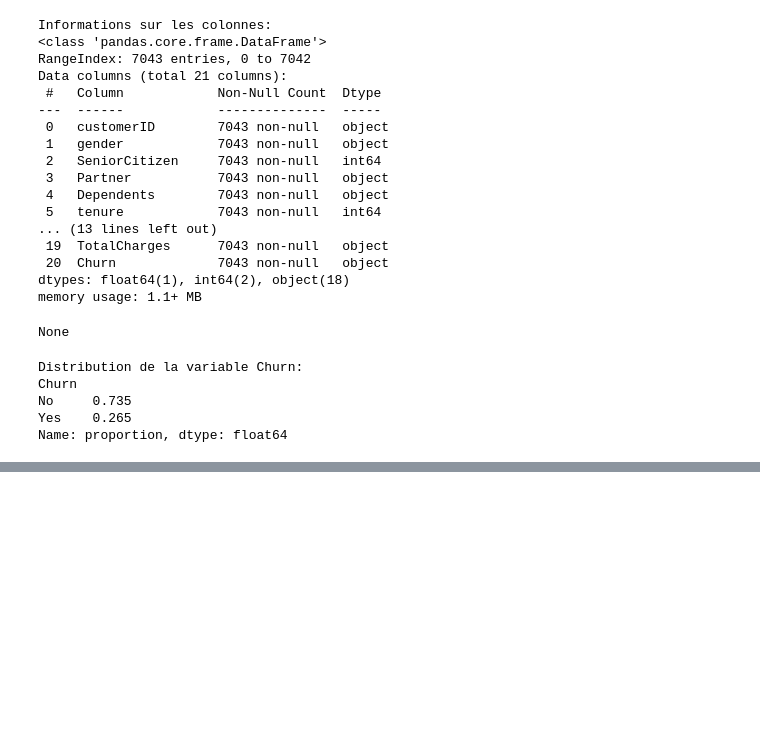
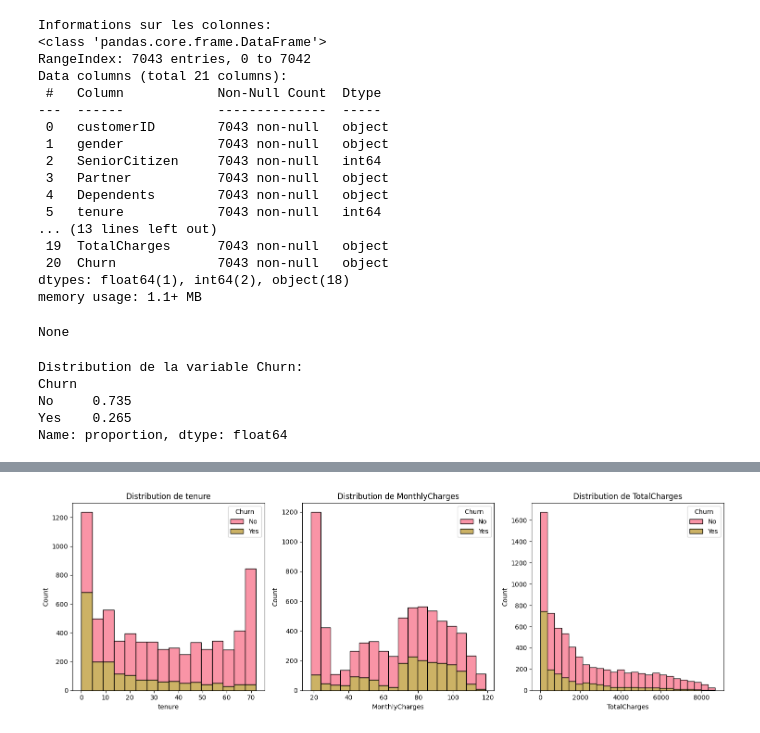
Before and after one commit to RaoufAddeche/Churn-Clients, a Jupyter notebook: notebooks/nettoyage_raouf.ipynb, the cells around one changed output, grey strips where cells are left out. Cells and saved outputs as stored; diff of their text form; code cells hidden in the pictures; blank space fills up the shorter version.

```diff
--- a/notebooks/nettoyage_raouf.ipynb
+++ b/notebooks/nettoyage_raouf.ipynb
@@ -57,3 +57,8 @@ Churn
 No     0.735
 Yes    0.265
 Name: proportion, dtype: float64
+# %%
+#1. Conversion de TotalCharges en numérique
+df['TotalCharges']= pd.to_numeric(df['TotalCharges'], errors='coerce')
+print("Valeurs manquantes par colonne:")
+print(df.isnull().sum())
@@ -59,0 +83,5 @@ Name: proportion, dtype: float64
+# %%
+#2. Analyse des variables numériques
+numeric_cols= ['tenure', 'MonthlyCharges', 'TotalCharges']
+print("\nStatistiques descriptives des variables numériques:")
+print(df[numeric_cols].describe())
@@ -59,0 +99,12 @@ Name: proportion, dtype: float64
+# %%
+#3. Visualisation de la distribution des variables numériques
+
+plt.figure(figsize=(15,5))
+for i, col in enumerate(numeric_cols,1):
+    plt.subplot(1,3,i)
+    sns.histplot(data=df, x=col, hue='Churn', multiple="stack")
+    plt.title(f'Distribution de {col}')
+plt.tight_layout()
+plt.show()
+# %% [output]
+[figure, added]
```
Also changed, not shown: parts of 5 cells of this notebook.
